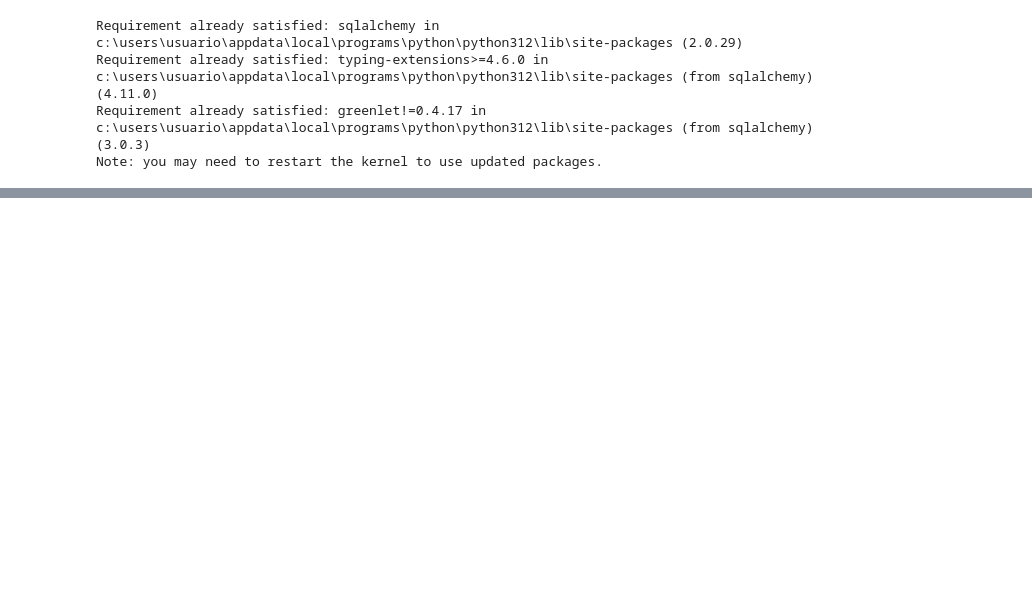
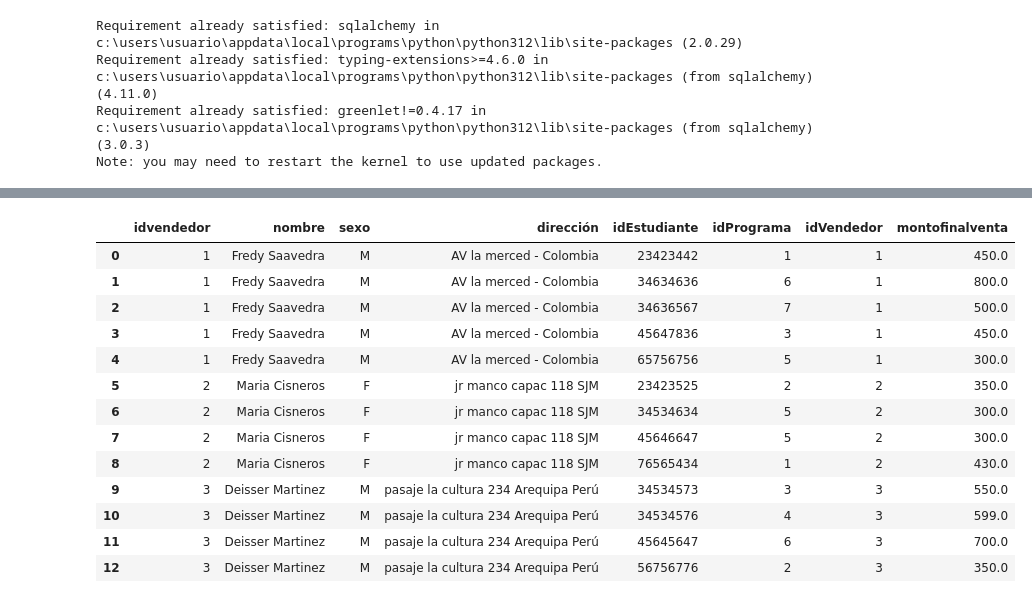
Before and after one commit to BrandoSR96/Excel-Analysis-with-Python, a Jupyter notebook: sesion03.ipynb, the cells around one changed output, grey strips where cells are left out. Drawn from its saved outputs; the diff is of its cells as text; code cells hidden in the pictures; blank space fills up the shorter version.

```diff
--- a/sesion03.ipynb
+++ b/sesion03.ipynb
@@ -57,0 +91,14 @@ ValueError: invalid literal for int() with base 10: 'localhost:3306'
+# %%
+# DB Academico Datapath
+obj_academico = ConexionMySQL(
+    "localhost",
+    "dbventas_datapath",
+    "root",
+    "123456"
+
+)
+
+conn_ventas = obj_academico.conectarMySQL()
+# %%
+vendedor_data=pd.read_sql('select * from vendedor', con=conn_ventas)
+vendedor_data
@@ -57,0 +110,3 @@ ValueError: invalid literal for int() with base 10: 'localhost:3306'
+# %%
+ventas_data=pd.read_sql('SELECT idEstudiante,idPrograma,idVendedor,montofinalventa FROM ventas_programa', con=conn_ventas)
+ventas_data
@@ -57,0 +262,5 @@ ValueError: invalid literal for int() with base 10: 'localhost:3306'
+# %%
+ventas_data_unificado = pd.merge(vendedor_data, ventas_data,
+         left_on="idvendedor",
+         right_on="idVendedor",
+         how="left")
@@ -57,0 +276,18 @@ ValueError: invalid literal for int() with base 10: 'localhost:3306'
+# %%
+ventas_data_unificado[["idvendedor","nombre","idEstudiante","idPrograma","montofinalventa"]]
+ventas_data_unificado
+# %% [output]
+|  | idvendedor | nombre | sexo | dirección | idEstudiante | idPrograma | idVendedor | montofinalventa |
+| 0 | 1 | Fredy Saavedra | M | AV la merced - Colombia | 23423442 | 1 | 1 | 450.0 |
+| 1 | 1 | Fredy Saavedra | M | AV la merced - Colombia | 34634636 | 6 | 1 | 800.0 |
+| 2 | 1 | Fredy Saavedra | M | AV la merced - Colombia | 34636567 | 7 | 1 | 500.0 |
+| 3 | 1 | Fredy Saavedra | M | AV la merced - Colombia | 45647836 | 3 | 1 | 450.0 |
+| 4 | 1 | Fredy Saavedra | M | AV la merced - Colombia | 65756756 | 5 | 1 | 300.0 |
+| 5 | 2 | Maria Cisneros | F | jr manco capac 118 SJM | 23423525 | 2 | 2 | 350.0 |
+| 6 | 2 | Maria Cisneros | F | jr manco capac 118 SJM | 34534634 | 5 | 2 | 300.0 |
+| 7 | 2 | Maria Cisneros | F | jr manco capac 118 SJM | 45646647 | 5 | 2 | 300.0 |
+| 8 | 2 | Maria Cisneros | F | jr manco capac 118 SJM | 76565434 | 1 | 2 | 430.0 |
+| 9 | 3 | Deisser Martinez | M | pasaje la cultura 234 Arequipa Perú | 34534573 | 3 | 3 | 550.0 |
+| 10 | 3 | Deisser Martinez | M | pasaje la cultura 234 Arequipa Perú | 34534576 | 4 | 3 | 599.0 |
+| 11 | 3 | Deisser Martinez | M | pasaje la cultura 234 Arequipa Perú | 45645647 | 6 | 3 | 700.0 |
+| 12 | 3 | Deisser Martinez | M | pasaje la cultura 234 Arequipa Perú | 56756776 | 2 | 3 | 350.0 |
```
Also changed, not shown: parts of 64 cells of this notebook, 2 other files.
